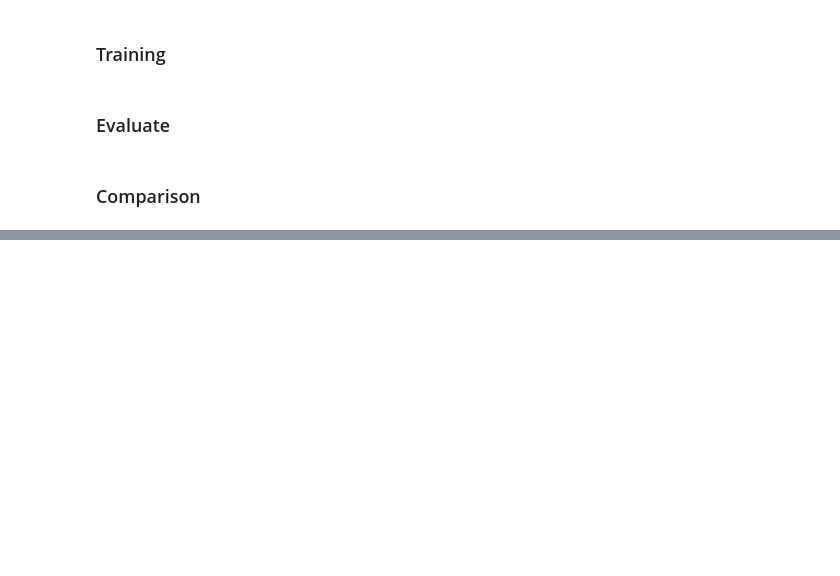
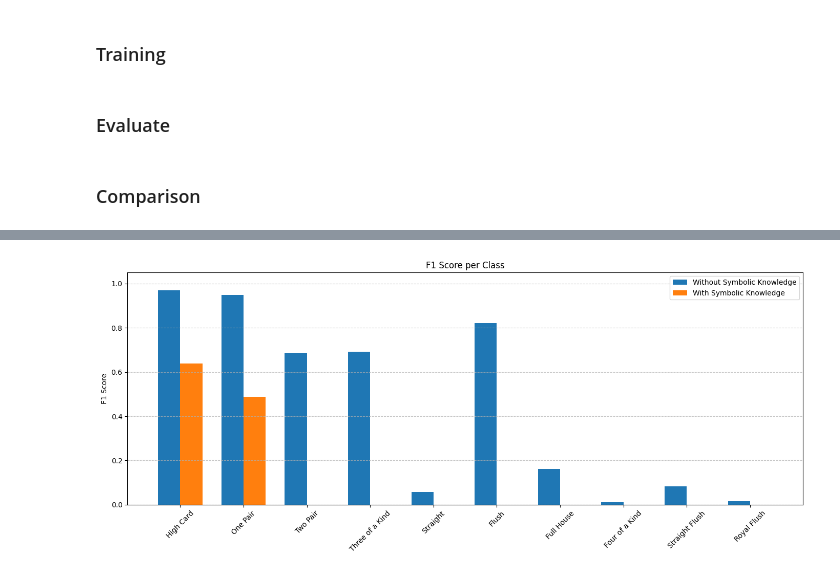
Before and after one commit to MatteoMagnini/demo-2025-woa-nesy, a Jupyter notebook: notebook/injection.ipynb, the cells around one changed output, grey strips where cells are left out. Drawn from its saved outputs; the diff is of its cells as text; code cells hidden in the pictures; blank space fills up the shorter version.

```diff
--- a/notebook/injection.ipynb
+++ b/notebook/injection.ipynb
@@ -187,0 +441,29 @@ weighted avg       0.00      0.00      0.00         3
+# %%
+import numpy as np
+import matplotlib.pyplot as plt
+
+def plot_classification_report(report1, report2):
+    labels = list(map_class_to_label.values())
+    x = np.arange(len(labels))  # Indici per le classi
+
+    f1_scores1 = [report1[label]['f1-score'] for label in labels]
+    f1_scores2 = [report2[label]['f1-score'] for label in labels]
+
+    width = 0.35  # Larghezza delle barre
+
+    plt.figure(figsize=(14, 6))
+    plt.bar(x - width/2, f1_scores1, width, label='Without Symbolic Knowledge')
+    plt.bar(x + width/2, f1_scores2, width, label='With Symbolic Knowledge')
+
+    plt.xticks(x, labels, rotation=45)
+    plt.ylabel('F1 Score')
+    plt.title('F1 Score per Class')
+    plt.legend()
+    plt.ylim(0, 1.05)
+    plt.grid(axis='y', linestyle='--', alpha=0.7)
+    plt.tight_layout()
+    plt.show()
+
+plot_classification_report(report1, report2)
+# %% [output]
+[figure, added]
```
Also changed, not shown: parts of 24 cells of this notebook, 2 other files.
